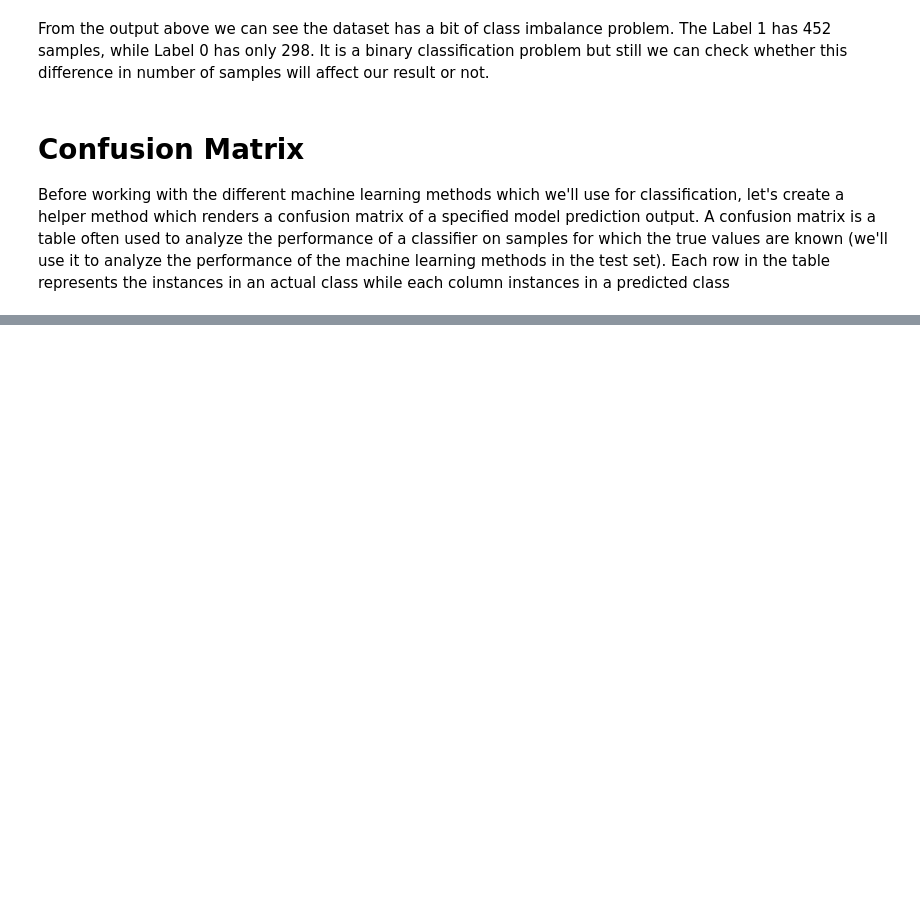
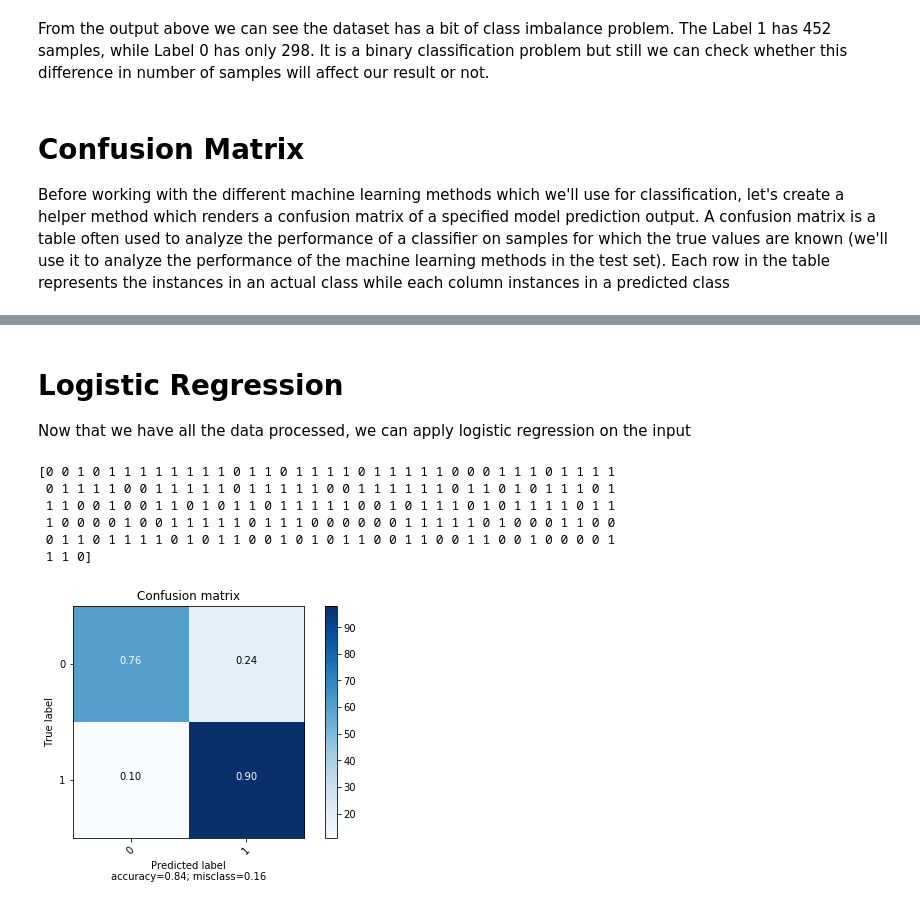
Before and after one commit to ankurshukla03/sml_project, a Jupyter notebook: songs-classification.ipynb, the cells around one changed output, grey strips where cells are left out. Cells and saved outputs as stored; diff of their text form; code cells hidden in the pictures; blank space fills up the shorter version.

Commit message:
Added Correlation check, PCA, and Logistic Regression

```diff
--- a/songs-classification.ipynb
+++ b/songs-classification.ipynb
@@ -166,0 +216,36 @@ plot_confusion_matrix(knn_pca_cm, labels_list)
+# %%
+from sklearn.decomposition import PCA
+
+pcaComps=PCA(n_components=1)
+trainpcadata=pcaComps.fit_transform(train_value[:,[0,7,3]])
+testpcadata=pcaComps.transform(val_value[:,[0,7,3,]])
+# %% [markdown]
+# Logistic Regression
+
+Now that we have all the data processed, we can apply logistic regression on the input
+# %%
+from sklearn import linear_model as lm
+
+ind=[x for x in range(14) if x not in [0,7,3,2,8,10,11,12,4,5,6]]
+
+newTrain=np.append(train_value,trainpcadata,axis=1)
+newTest=np.append(val_value,testpcadata,axis=1)
+
+logRegModel=lm.LogisticRegression(solver='liblinear')
+logRegModel.fit(newTrain[:,ind],train_label)
+
+predicted_labels = logRegModel.predict(newTest[:,ind])
+print(predicted_labels)
+
+
+logRegModel_acc = accuracy_score(val_label, predicted_labels)
+logRegModel_cm = confusion_matrix(val_label, predicted_labels)
+plot_confusion_matrix(logRegModel_cm, labels_list)
+# %% [output]
+[0 0 1 0 1 1 1 1 1 1 1 1 0 1 1 0 1 1 1 1 0 1 1 1 1 1 0 0 0 1 1 1 0 1 1 1 1
+ 0 1 1 1 1 0 0 1 1 1 1 1 0 1 1 1 1 1 0 0 1 1 1 1 1 1 0 1 1 0 1 0 1 1 1 0 1
+ 1 1 0 0 1 0 0 1 1 0 1 0 1 1 0 1 1 1 1 1 0 0 1 0 1 1 1 0 1 0 1 1 1 1 0 1 1
+ 1 0 0 0 0 1 0 0 1 1 1 1 1 0 1 1 1 0 0 0 0 0 0 1 1 1 1 1 0 1 0 0 0 1 1 0 0
+ 0 1 1 0 1 1 1 1 0 1 0 1 1 0 0 1 0 1 0 1 1 0 0 1 1 0 0 1 1 0 0 1 0 0 0 0 1
+ 1 1 0]
+[figure, added]
```
Also changed, not shown: parts of 10 cells of this notebook.
